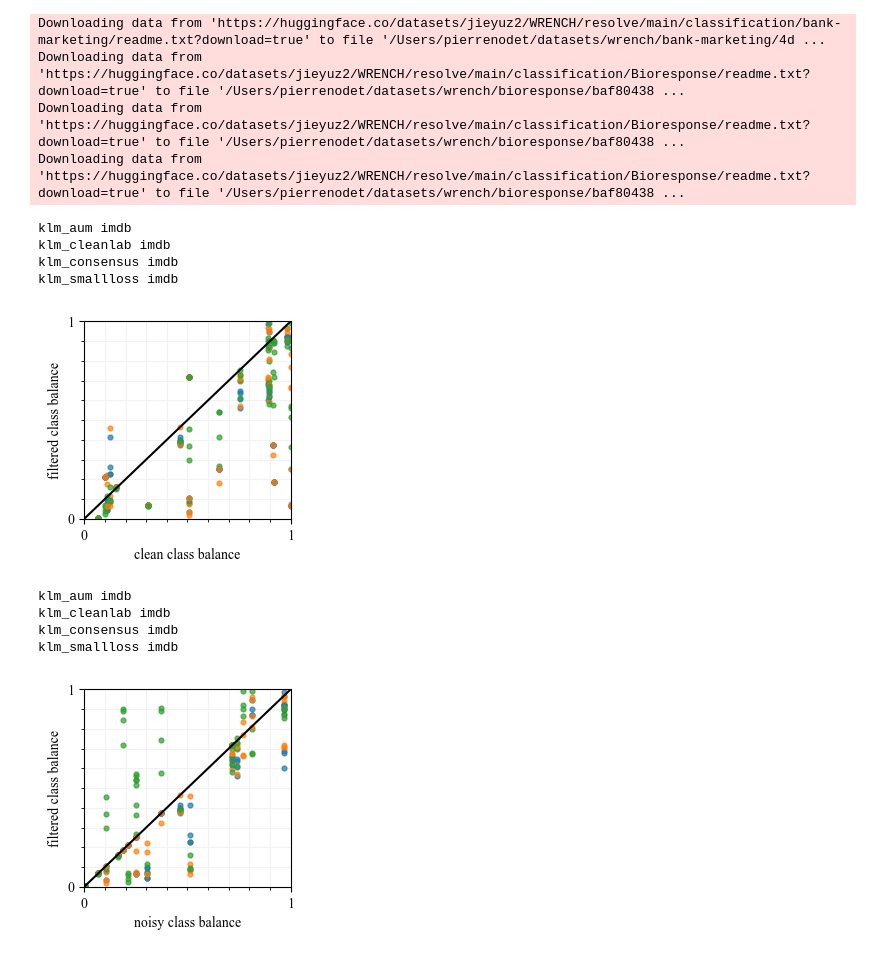
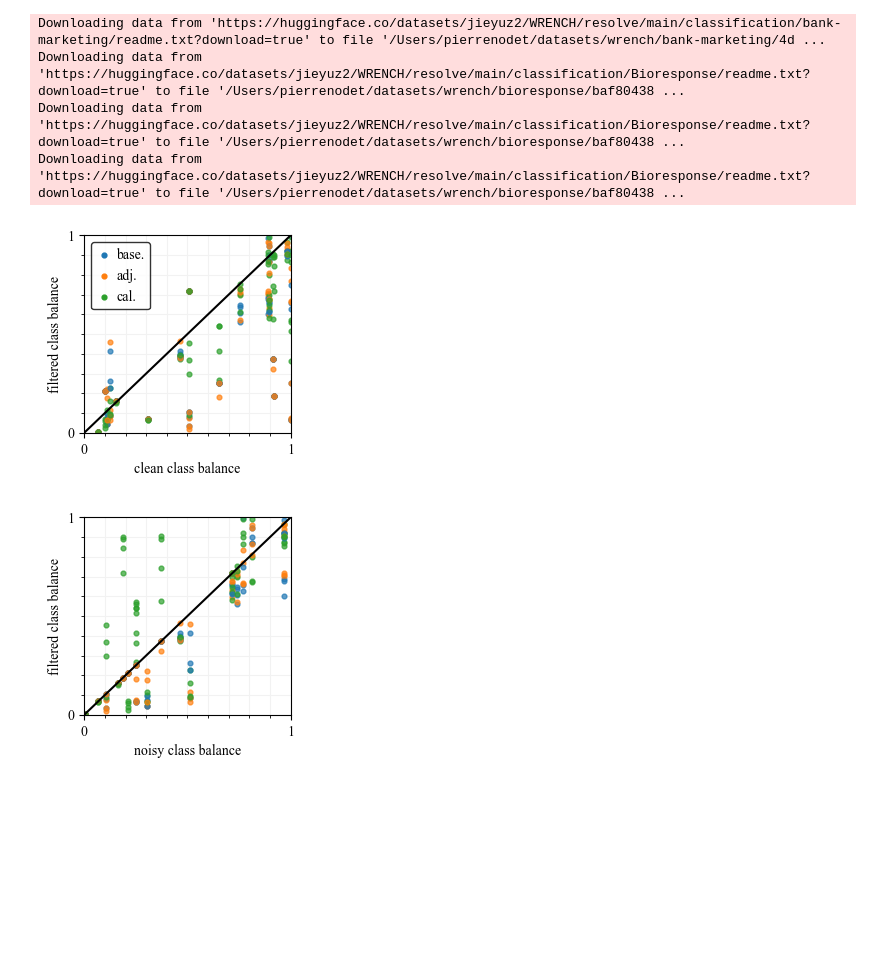
Before and after one commit to Orange-OpenSource/mislabeled-benchmark, a Jupyter notebook: analysis_calib.ipynb, the cells around one changed output. Saved outputs shown, nothing was run; the diff lists cells and outputs as text; code cells hidden in the pictures; blank space fills up the shorter version.

```diff
--- a/analysis_calib.ipynb
+++ b/analysis_calib.ipynb
@@ -1011,6 +1015,7 @@ for k, r in results_cv.items():
         title="% of val. use for calib.",
         title_fontsize=9,
         edgecolor="black",
+        columnspacing=0.8
     )
 
     # noise_str = "NCAR" if prefix.split("/")[0] == "noise" else "NNAR"
@@ -1718,7 +1731,12 @@ def plot_class_balance(prefix, reference="clean", k="oracl", exp_alt="allclass")
     for detector_name, dataset_name in product(
         best_trust_scores_index.index, best_trust_scores_index.columns
     ):
-        if "gb" in detector_name or "nois" in detector_name or "forg" in detector_name or "sig" in detector_name:
+        if (
+            "gb" in detector_name
+            or "nois" in detector_name
+            or "forg" in detector_name
+            or "sig" in detector_name
+        ):
             continue
 
         if "iso" in detector_name and "0.2" not in detector_name:
@@ -1784,47 +1802,37 @@ def plot_class_balance(prefix, reference="clean", k="oracl", exp_alt="allclass")
     if reference == "clean":
         plt.xlabel("clean class balance")
     else:
         plt.xlabel("noisy class balance")
 
     # plt.title(f"{top}/{bottom}")
 
     custom_grid(plt.gca())
 
     plt.xlim(0, 1)
     plt.ylim(0, 1)
     plt.plot(np.linspace(0, 1, 1000), np.linspace(0, 1, 1000), color="black")
 
     plt.xticks(np.arange(0, 1, 0.1), [], minor=True)
     plt.yticks(np.arange(0, 1, 0.1), [], minor=True)
     plt.xticks([0, 1], [0, 1], minor=False)
     plt.yticks([0, 1], [0, 1], minor=False)
 
-    # plt.scatter(
-    #     [], [], color="tab:blue", label=f"more bal. than {mapping[k][0]}.", s=12
-    # )
-    # plt.scatter(
-    #     [], [], color="tab:orange", label=f"less bal. than {mapping[k][0]}.", s=12
-    # )
-    # plt.legend()
+    if reference == "clean":
+        plt.scatter([], [], color="tab:blue", label="base.", s=12)
+        plt.scatter([], [], color="tab:orange", label="adj.", s=12)
+        plt.scatter([], [], color="tab:green", label="cal.", s=12)
+        plt.legend(edgecolor="black", handletextpad=0.4, handlelength=1)
 
     tf.savefig(f"figures/class_balance/{prefix.replace('/', '_')}_{reference}")
     plt.show()
 
 
 if not os.path.exists("figures/class_balance"):
     os.mkdir("figures/class_balance")
 # plot_class_balance("noise", reference="clean")
 # plot_class_balance("noise", reference="noisy")
 plot_class_balance("weak", reference="clean", k="clean")
 plot_class_balance("weak", reference="noisy", k="clean")
 # %% [output]
-klm_aum imdb
-klm_cleanlab imdb
-klm_consensus imdb
-klm_smallloss imdb
-[figure, old version]
+[figure, new version]
-klm_aum imdb
-klm_cleanlab imdb
-klm_consensus imdb
-klm_smallloss imdb
-[figure, old version]
+[figure, new version]
```
Also changed, not shown: parts of 11 cells of this notebook, 3 other files.
